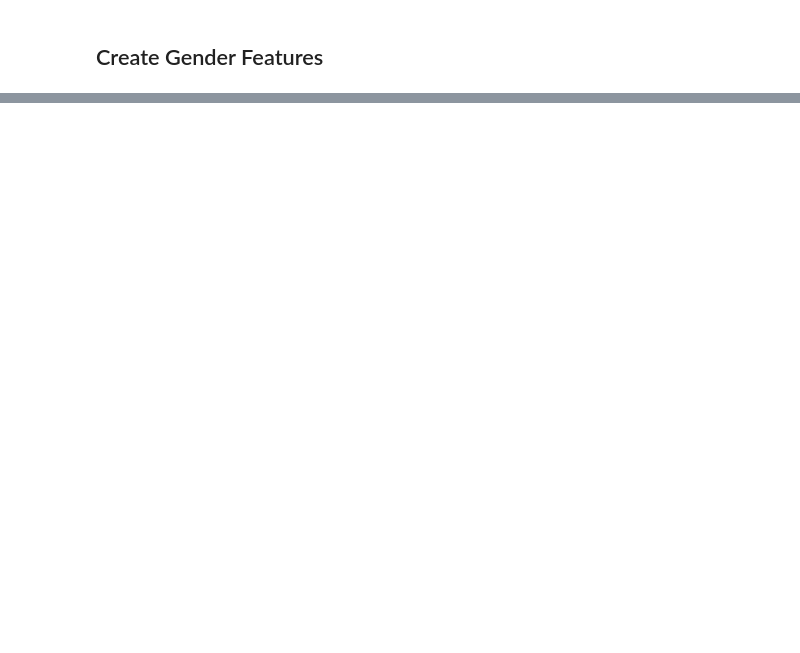
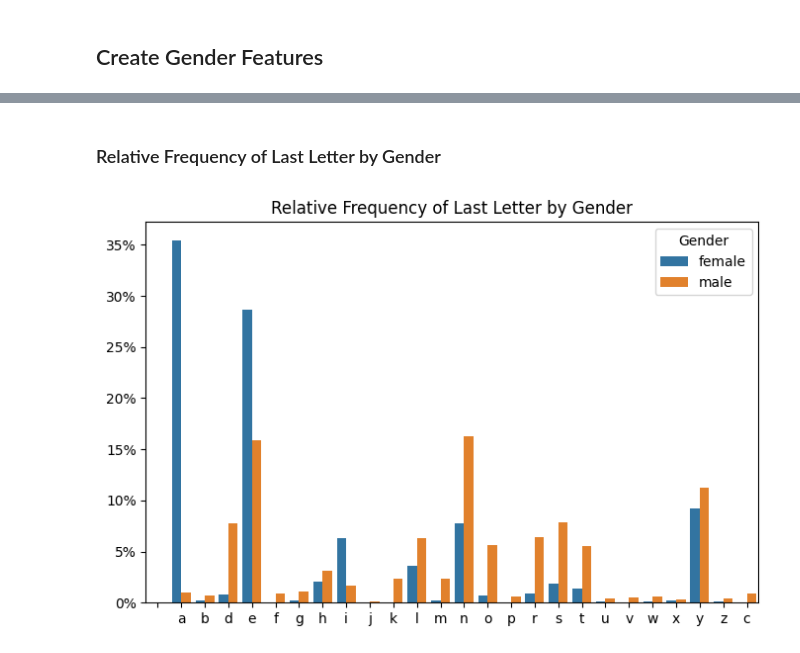
Before and after one commit to hellojohncruz/DATA-620, a Jupyter notebook: Project 3/names.ipynb, the cells around one changed output, grey strips where cells are left out. Drawn from its saved outputs; the diff is of its cells as text; code cells hidden in the pictures; blank space fills up the shorter version.

```diff
--- a/Project 3/names.ipynb
+++ b/Project 3/names.ipynb
@@ -60,0 +134,18 @@ def gender_features(name):
+# %% [markdown]
+### Relative Frequency of Last Letter by Gender
+# %%
+gender_counts = names_df.groupby(['gender', 'last_letter']).size().reset_index(name='count')
+gender_totals = gender_counts.groupby('gender')['count'].transform('sum')
+gender_counts['relative_frequency'] = gender_counts['count'] / gender_totals * 100
+
+plt.figure(figsize=(8, 5))
+ax = sns.barplot(x='last_letter', y='relative_frequency', hue='gender', data=gender_counts)
+ax.yaxis.set_major_formatter(FuncFormatter(lambda y, _: f'{y:.0f}%'))
+
+plt.title('Relative Frequency of Last Letter by Gender')
+plt.xlabel('')
+plt.ylabel('')
+plt.legend(title='Gender')
+plt.show()
+# %% [output]
+[figure, added]
```
Also changed, not shown: parts of 15 cells of this notebook.
